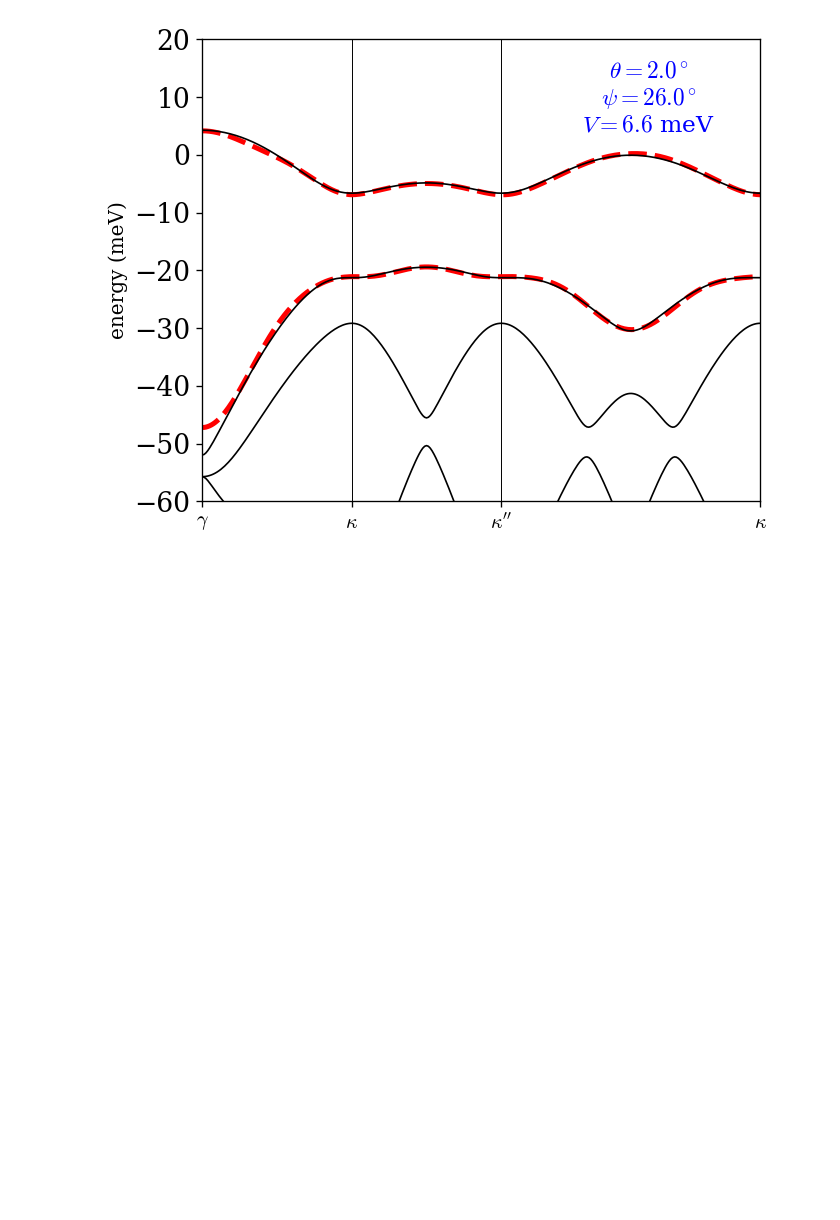
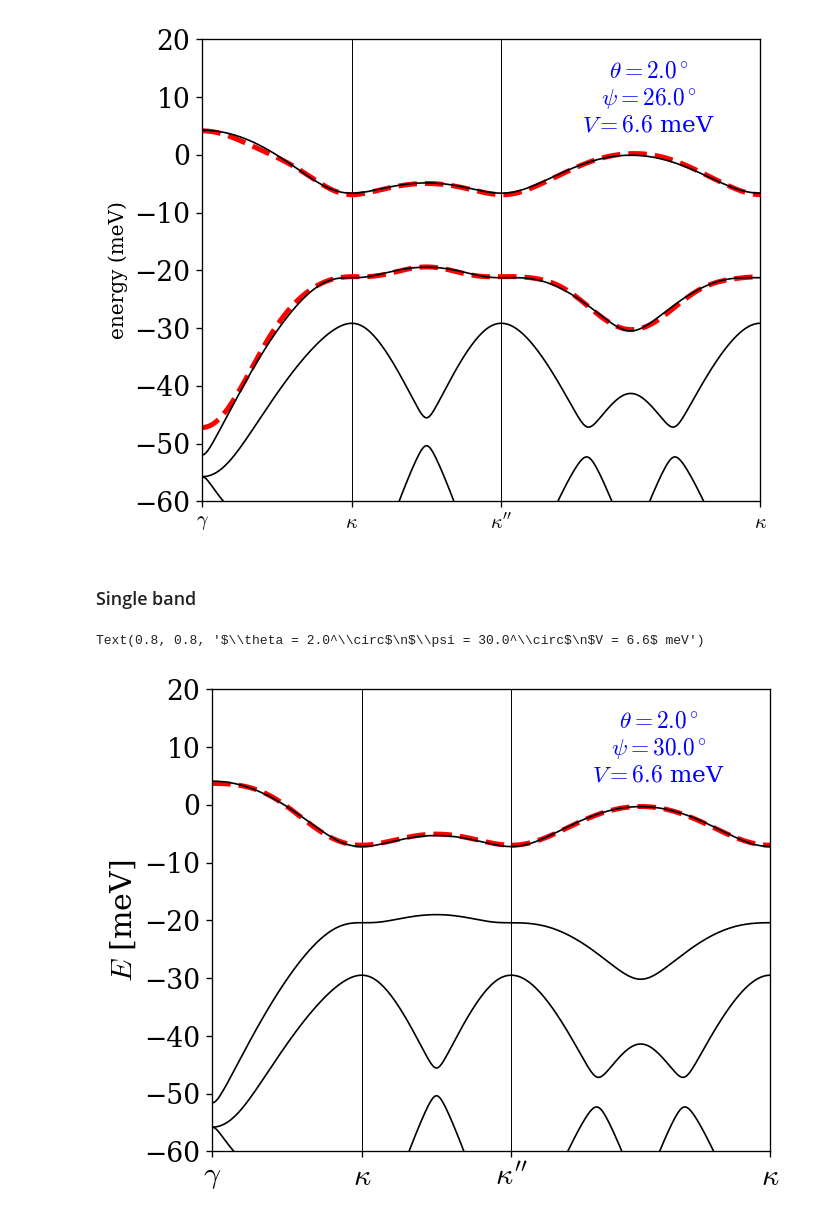
Before and after one commit to sanhq17/moire_heterobilayers, a Jupyter notebook: notebooks/honeycomb_hubbard.ipynb, the cells around one changed output. Cells and saved outputs as stored; diff of their text form; code cells hidden in the pictures; blank space fills up the shorter version.

Commit message:
single and two band TB fit

```diff
--- a/notebooks/honeycomb_hubbard.ipynb
+++ b/notebooks/honeycomb_hubbard.ipynb
@@ -421,3 +436,5 @@ plt.text(0.8, 0.8, rf"$\theta = {sys.theta_deg:.1f}^\circ$" "\n"
 # %% [output]
 Text(0.8, 0.8, '$\\theta = 2.0^\\circ$\n$\\psi = 26.0^\\circ$\n$V = 6.6$ meV')
 [figure]
+# %% [markdown]
+### Single band
@@ -423,0 +488,23 @@ Text(0.8, 0.8, '$\\theta = 2.0^\\circ$\n$\\psi = 26.0^\\circ$\n$V = 6.6$ meV')
+# %%
+kpath, kdist, ticks = sys.make_k_path(*sys.default_path, n_pts=300)
+H = Hk_all(kpath, T0, Rs, Tnn)
+# energies, vectors = np.linalg.eigh(H)
+# energies = energies[:, ::-1]
+
+fig, ax = plt.subplots()
+sys.plot_bands(ax, H, kdist, ticks, max_bands=2, linestyle="--", lw=3, color="red")
+
+## ED Bands
+kpath, kdist, ticks = sys.make_k_path(*sys.default_path, n_pts=300)
+bands, _ = sys.calculate_bands(kpath=kpath)
+sys.plot_bands(ax, bands, kdist, ticks, max_bands=4, lw=1)
+
+plt.ylim([-60, 20])
+plt.text(0.8, 0.8, rf"$\theta = {sys.theta_deg:.1f}^\circ$" "\n"
+    rf"$\psi = {sys.psi_deg:.1f}^\circ$" "\n"
+    rf"$V = {sys.V:.1f}$ meV",
+    transform=ax.transAxes, fontsize=14, ha="center", color="blue")
+#plt.savefig("plots/two_bands.svg", dpi=300, bbox_inches="tight", transparent=True, pad_inches=0)
+# %% [output]
+Text(0.8, 0.8, '$\\theta = 2.0^\\circ$\n$\\psi = 30.0^\\circ$\n$V = 6.6$ meV')
+[figure, added]
```
Also changed, not shown: parts of 6 cells of this notebook, 2 other files.
